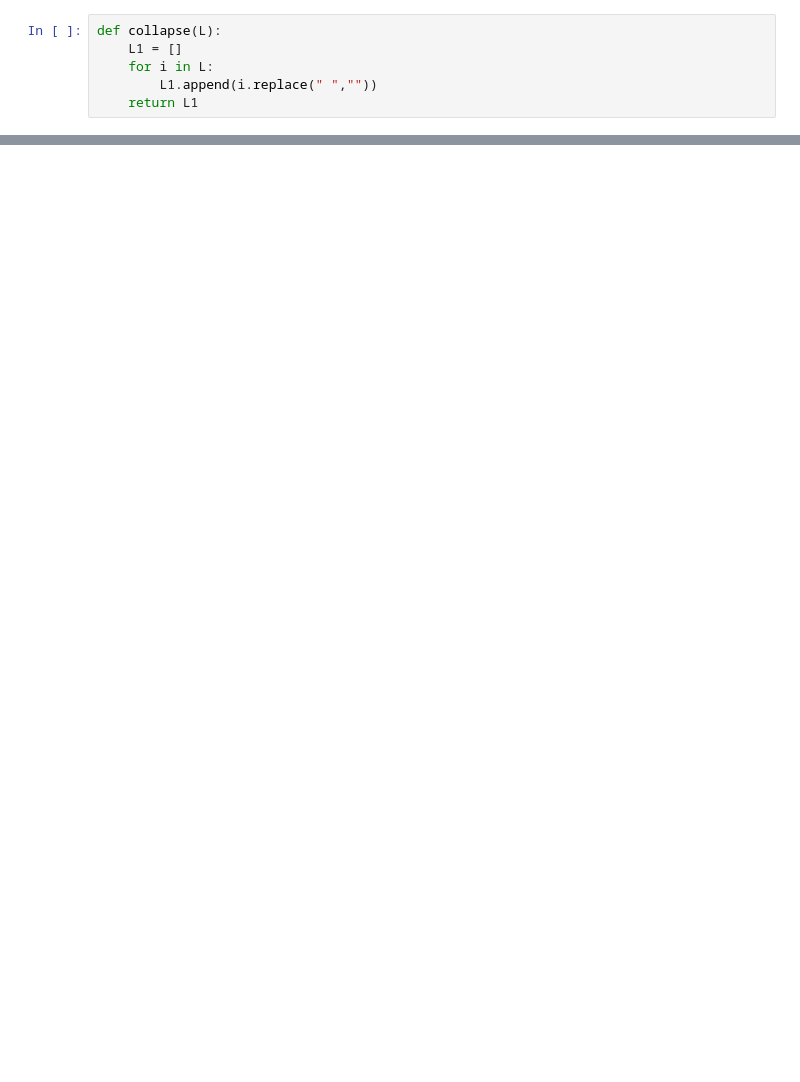
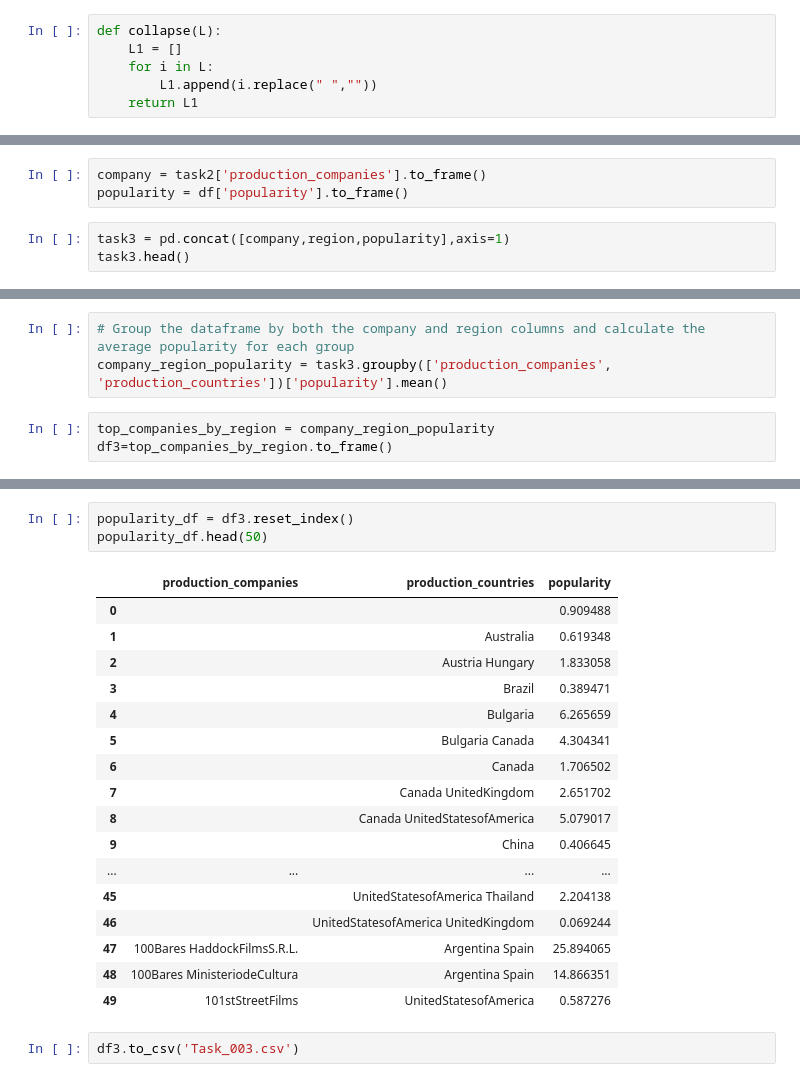
Before and after one commit to mananmani1/pf_training_repo, a Jupyter notebook: Movie_Recommendation_System.ipynb, the cells around one changed output, grey strips where cells are left out. Drawn from its saved outputs; the diff is of its cells as text; blank space fills up the shorter version.

Commit message:
task_Submitted

```diff
--- a/Movie_Recommendation_System.ipynb
+++ b/Movie_Recommendation_System.ipynb
@@ -184,0 +250,6 @@ countries.head(3)
+# %%
+company = task2['production_companies'].to_frame()
+popularity = df['popularity'].to_frame()
+# %%
+task3 = pd.concat([company,region,popularity],axis=1)
+task3.head()
@@ -184,0 +263,6 @@ countries.head(3)
+# %%
+# Group the dataframe by both the company and region columns and calculate the average popularity for each group
+company_region_popularity = task3.groupby(['production_companies', 'production_countries'])['popularity'].mean()
+# %%
+top_companies_by_region = company_region_popularity
+df3=top_companies_by_region.to_frame()
@@ -184,0 +310,23 @@ countries.head(3)
+# %%
+popularity_df = df3.reset_index()
+popularity_df.head(50)
+# %% [output]
+|  | production_companies | production_countries | popularity |
+| 0 |  |  | 0.909488 |
+| 1 |  | Australia | 0.619348 |
+| 2 |  | Austria Hungary | 1.833058 |
+| 3 |  | Brazil | 0.389471 |
+| 4 |  | Bulgaria | 6.265659 |
+| 5 |  | Bulgaria Canada | 4.304341 |
+| 6 |  | Canada | 1.706502 |
+| 7 |  | Canada UnitedKingdom | 2.651702 |
+| 8 |  | Canada UnitedStatesofAmerica | 5.079017 |
+| 9 |  | China | 0.406645 |
+| ... | ... | ... | ... |
+| 45 |  | UnitedStatesofAmerica Thailand | 2.204138 |
+| 46 |  | UnitedStatesofAmerica UnitedKingdom | 0.069244 |
+| 47 | 100Bares HaddockFilmsS.R.L. | Argentina Spain | 25.894065 |
+| 48 | 100Bares MinisteriodeCultura | Argentina Spain | 14.866351 |
+| 49 | 101stStreetFilms | UnitedStatesofAmerica | 0.587276 |
+# %%
+df3.to_csv('Task_003.csv')
```
Also changed, not shown: parts of 75 cells of this notebook, 1 other file.
